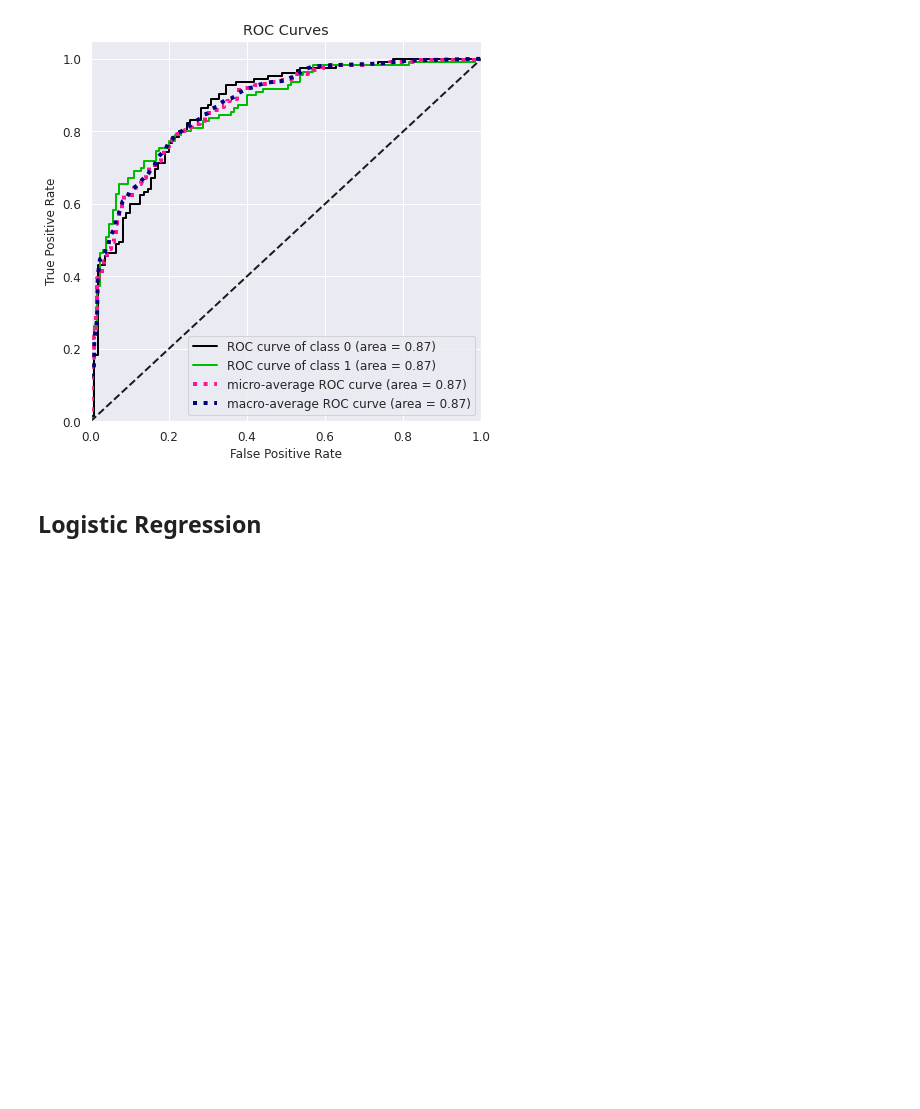
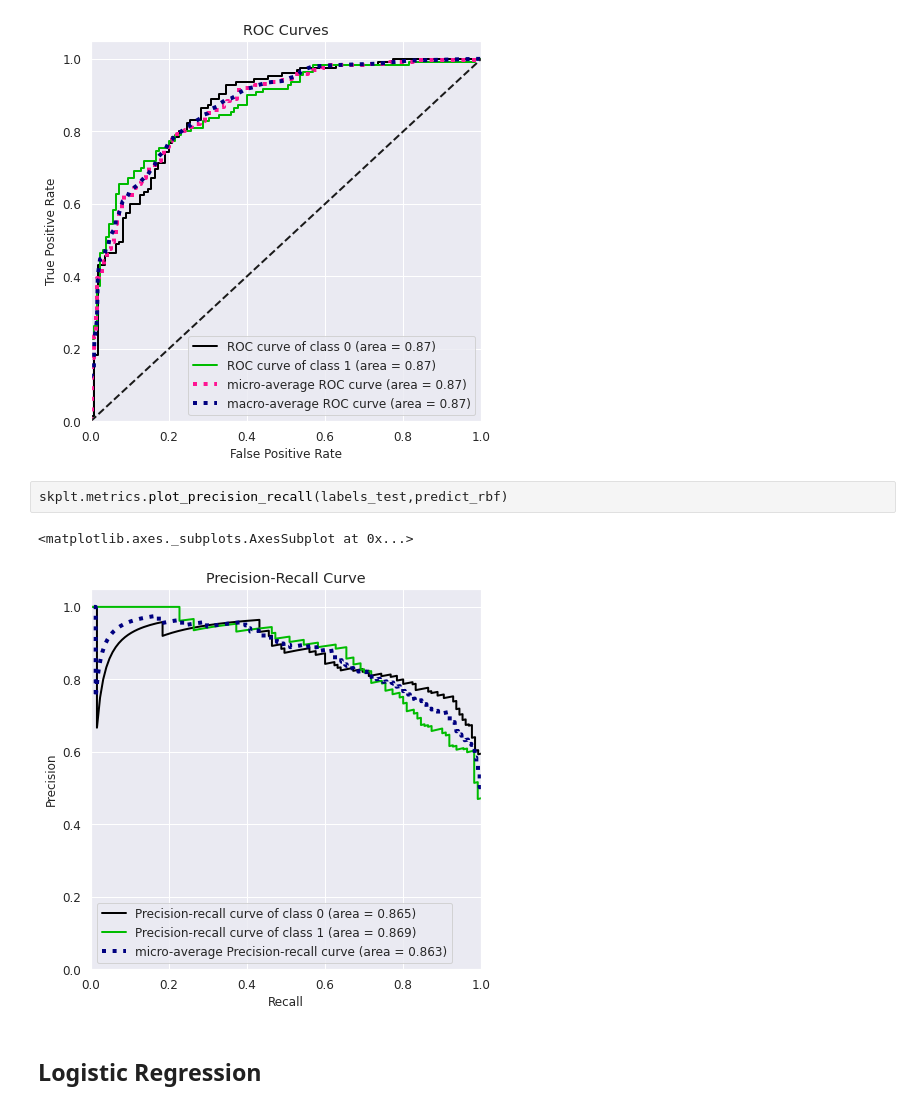
Before and after one commit to jmontano1987/pdg, a Jupyter notebook: Proyecto_de_Grado.ipynb, the cells around one changed output. Cells and saved outputs as stored; diff of their text form; blank space fills up the shorter version.

```diff
--- a/Proyecto_de_Grado.ipynb
+++ b/Proyecto_de_Grado.ipynb
@@ -868,6 +882,11 @@ skplt.metrics.plot_roc_curve(labels_test, predict_rbf)
 plt.show()
 # %% [output]
 [figure]
+# %%
+skplt.metrics.plot_precision_recall(labels_test,predict_rbf)
+# %% [output]
+<matplotlib.axes._subplots.AxesSubplot at 0x...>
+[figure, added]
 # %% [markdown]
 ## Logistic Regression
 # %%
```
Also changed, not shown: parts of 8 cells of this notebook.
